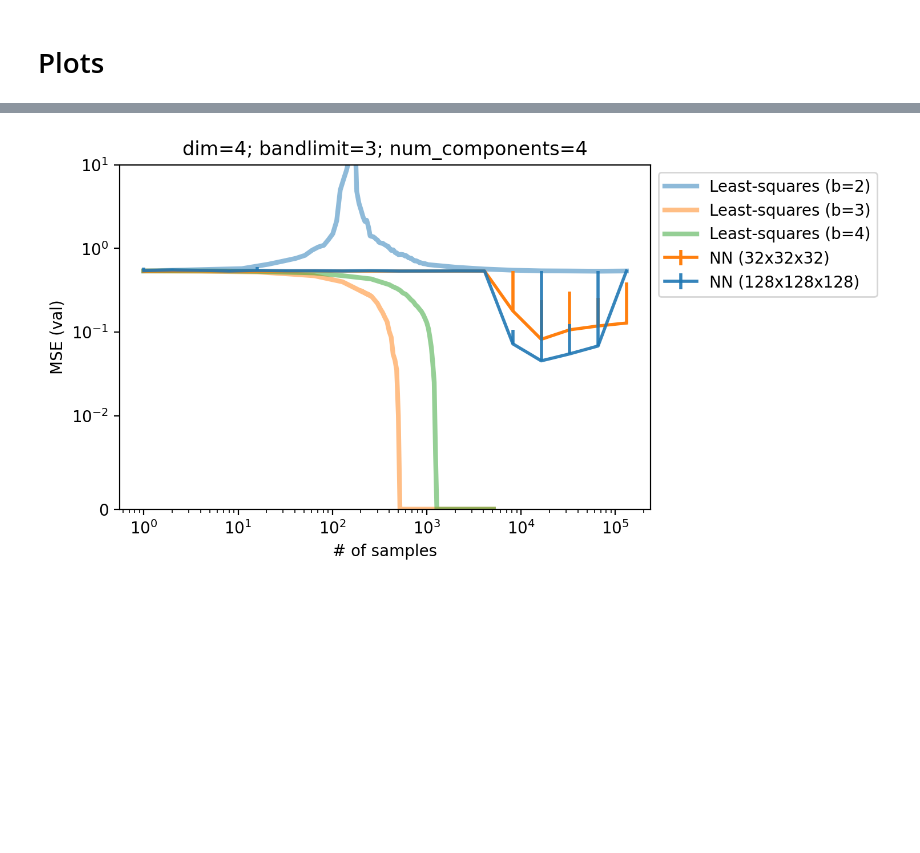
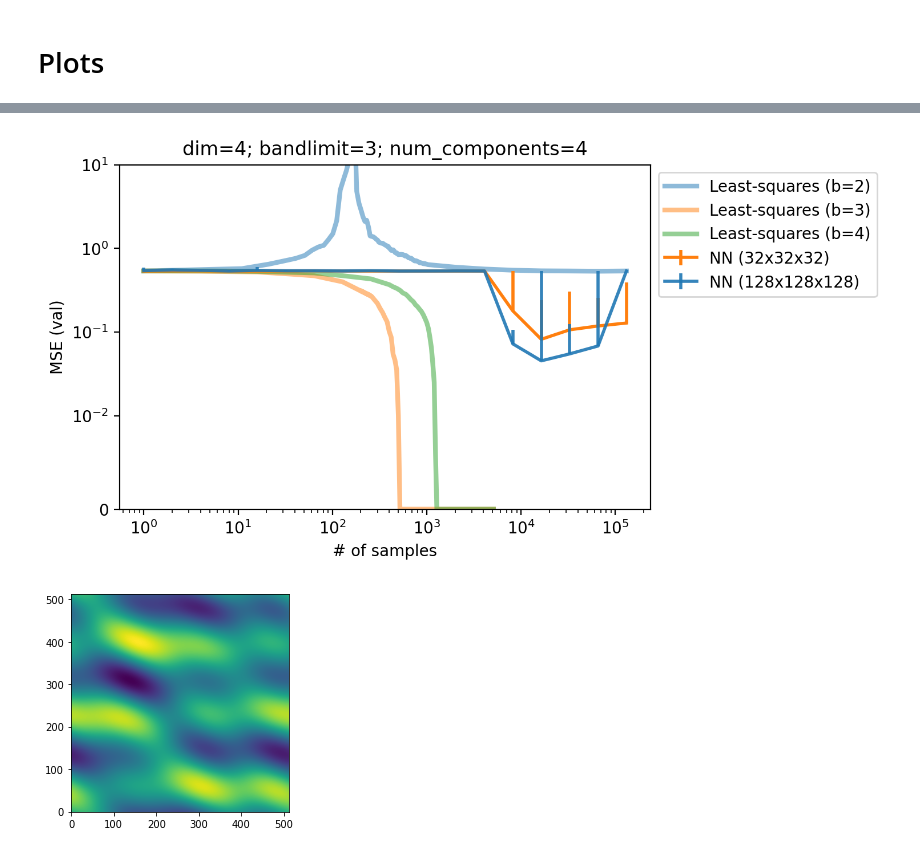
Before and after one commit to ed1d1a8d/scaling, a Jupyter notebook: notebooks/harmonic-plots.ipynb, the cells around one changed output, grey strips where cells are left out. Saved outputs shown, nothing was run; the diff lists cells and outputs as text; code cells hidden in the pictures; blank space fills up the shorter version.

```diff
--- a/notebooks/harmonic-plots.ipynb
+++ b/notebooks/harmonic-plots.ipynb
@@ -412,33 +423,38 @@ plot_errorbar(
     label="NN (32x32x32)",
 )
 plot_errorbar(
     xs=RUNS["b3c04n128"].ns,
     ys=RUNS["b3c04n128"].val_mses,
     lo_q=0, mid_q=0, hi_q=1,
     alpha=0.9, zorder=9, linewidth=2, color="tab:blue",
     label="NN (128x128x128)",
 )
 #plot_errorbar(
 #    xs=RUNS["b3c16n064"].ns,
 #    ys=RUNS["b3c16n064"].val_mses,
 #    lo_q=0, mid_q=0, hi_q=1,
 #    alpha=0.8, zorder=10, label="NN (64x64x64)"
 #)
 
 plt.plot(LS_DATA["b3c04-b2"].ns, LS_DATA["b3c04-b2"].val_mses.min(axis=-1), label="Least-squares (b=2)", alpha=0.5, linewidth=3)
 plt.plot(LS_DATA["b3c04-b3"].ns, LS_DATA["b3c04-b3"].val_mses.min(axis=-1), label="Least-squares (b=3)", alpha=0.5, linewidth=3)
 plt.plot(LS_DATA["b3c04-b4"].ns, LS_DATA["b3c04-b4"].val_mses.min(axis=-1), label="Least-squares (b=4)", alpha=0.5, linewidth=3)
 
 plt.xscale("log")
 plt.yscale('symlog', linthresh=1e-2);
 plt.ylim(0, 10)
 
 plt.title("dim=4; bandlimit=3; num_components=4")
 plt.xlabel("# of samples")
 plt.ylabel("MSE (val)")
 plt.legend(loc="upper left", bbox_to_anchor=(1, 1));
+plt.show();
+
+RUNS["b3c04n032"].hf.viz_2d(pad=(1,1), side_samples=512, value=0.42)
+plt.show();
 # %% [output]
 [figure]
+[figure, added]
 # %%
 plt.figure(dpi=200, figsize=(6, 4))
 
```
Also changed, not shown: parts of 5 cells of this notebook, 1 other file.
